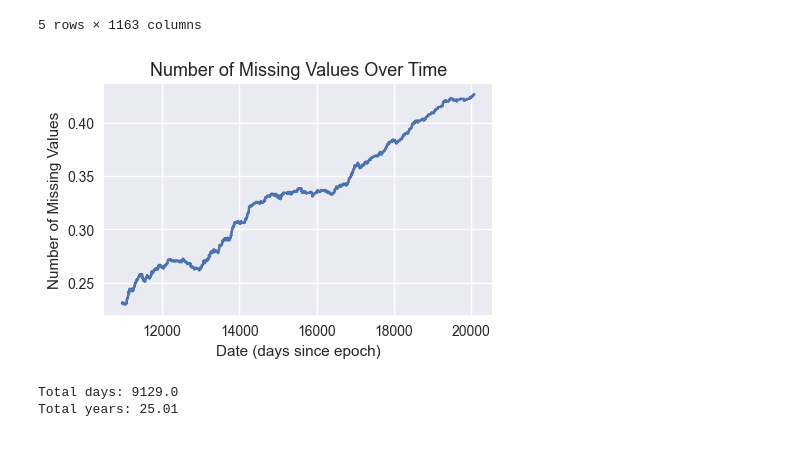
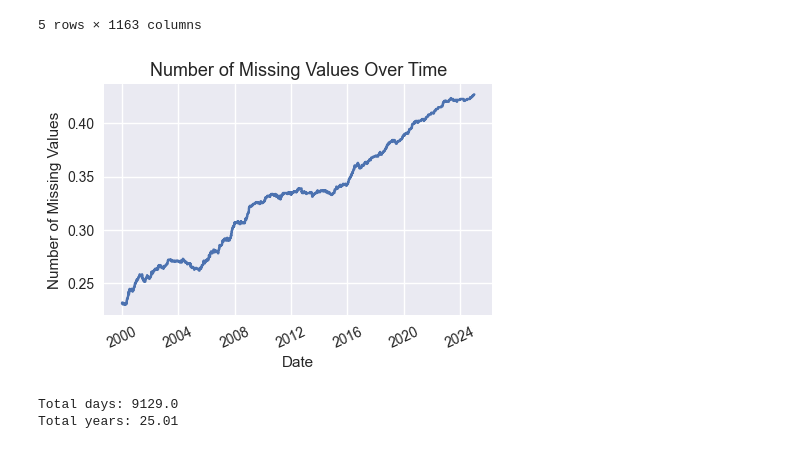
Before and after one commit to JesLied/Finance, a Jupyter notebook: Momentum Strategy USA.ipynb, the cells around one changed output. Cells and saved outputs as stored; diff of their text form; code cells hidden in the pictures.

```diff
--- a/Momentum Strategy USA.ipynb
+++ b/Momentum Strategy USA.ipynb
@@ -161,16 +191,17 @@ price_wide.tail()
 # %%
 # Inspect number of missing values per row over time
 missing_counts = price_wide.isna().mean(axis=1)
 missing_dates = pd.to_datetime((price_wide.index.astype(float) * 86400).astype("int64"), unit="s")
 plt.figure(figsize=(5, 3))
 sns.lineplot(x=missing_dates, y=missing_counts)
 plt.title("Number of Missing Values Over Time")
 plt.xlabel("Date")
 plt.ylabel("Number of Missing Values")
 
-plt.xticks(rotation=25)plt.show()
+plt.xticks(rotation=25)
+plt.show()
 # %% [output]
-[figure, old version]
+[figure, new version]
 # %%
 # days
 days = price_wide.index.max() - price_wide.index.min()
```
Also changed, not shown: parts of 26 cells of this notebook, 1 other file.
